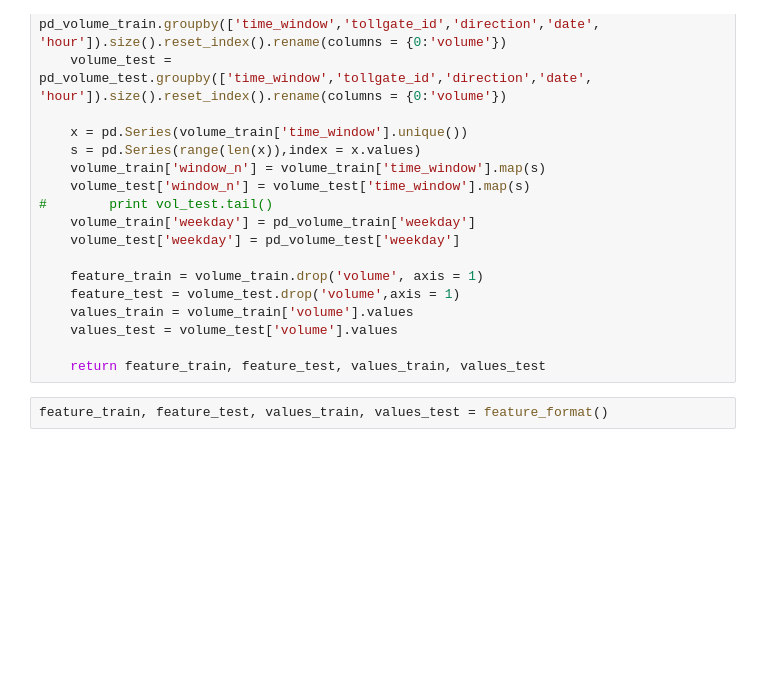
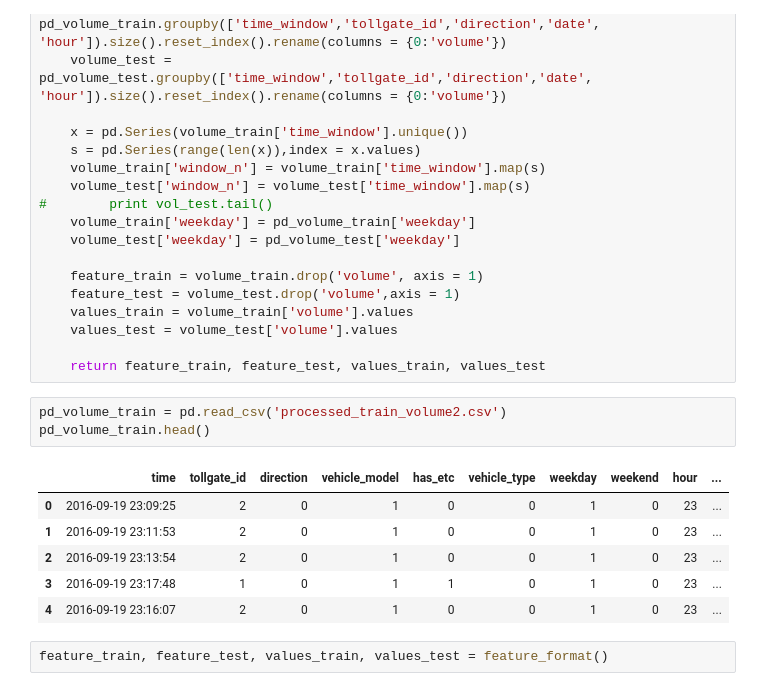
Before and after one commit to Matheuspds/Prediction_Volume, a Jupyter notebook: PreProcessamento1.ipynb, the cells around one changed output. Drawn from its saved outputs; the diff is of its cells as text; blank space fills up the shorter version.

```diff
--- a/PreProcessamento1.ipynb
+++ b/PreProcessamento1.ipynb
@@ -178,6 +178,16 @@ def feature_format():
     values_test = volume_test['volume'].values
 
     return feature_train, feature_test, values_train, values_test
+# %%
+pd_volume_train = pd.read_csv('processed_train_volume2.csv')
+pd_volume_train.head()
+# %% [output]
+|  | time | tollgate_id | direction | vehicle_model | has_etc | vehicle_type | weekday | weekend | hour | ... |
+| 0 | 2016-09-19 23:09:25 | 2 | 0 | 1 | 0 | 0 | 1 | 0 | 23 | ... |
+| 1 | 2016-09-19 23:11:53 | 2 | 0 | 1 | 0 | 0 | 1 | 0 | 23 | ... |
+| 2 | 2016-09-19 23:13:54 | 2 | 0 | 1 | 0 | 0 | 1 | 0 | 23 | ... |
+| 3 | 2016-09-19 23:17:48 | 1 | 0 | 1 | 1 | 0 | 1 | 0 | 23 | ... |
+| 4 | 2016-09-19 23:16:07 | 2 | 0 | 1 | 0 | 0 | 1 | 0 | 23 | ... |
 # %%
 feature_train, feature_test, values_train, values_test = feature_format()
 # %%
```
Also changed, not shown: parts of 3 cells of this notebook, 12 other files.
